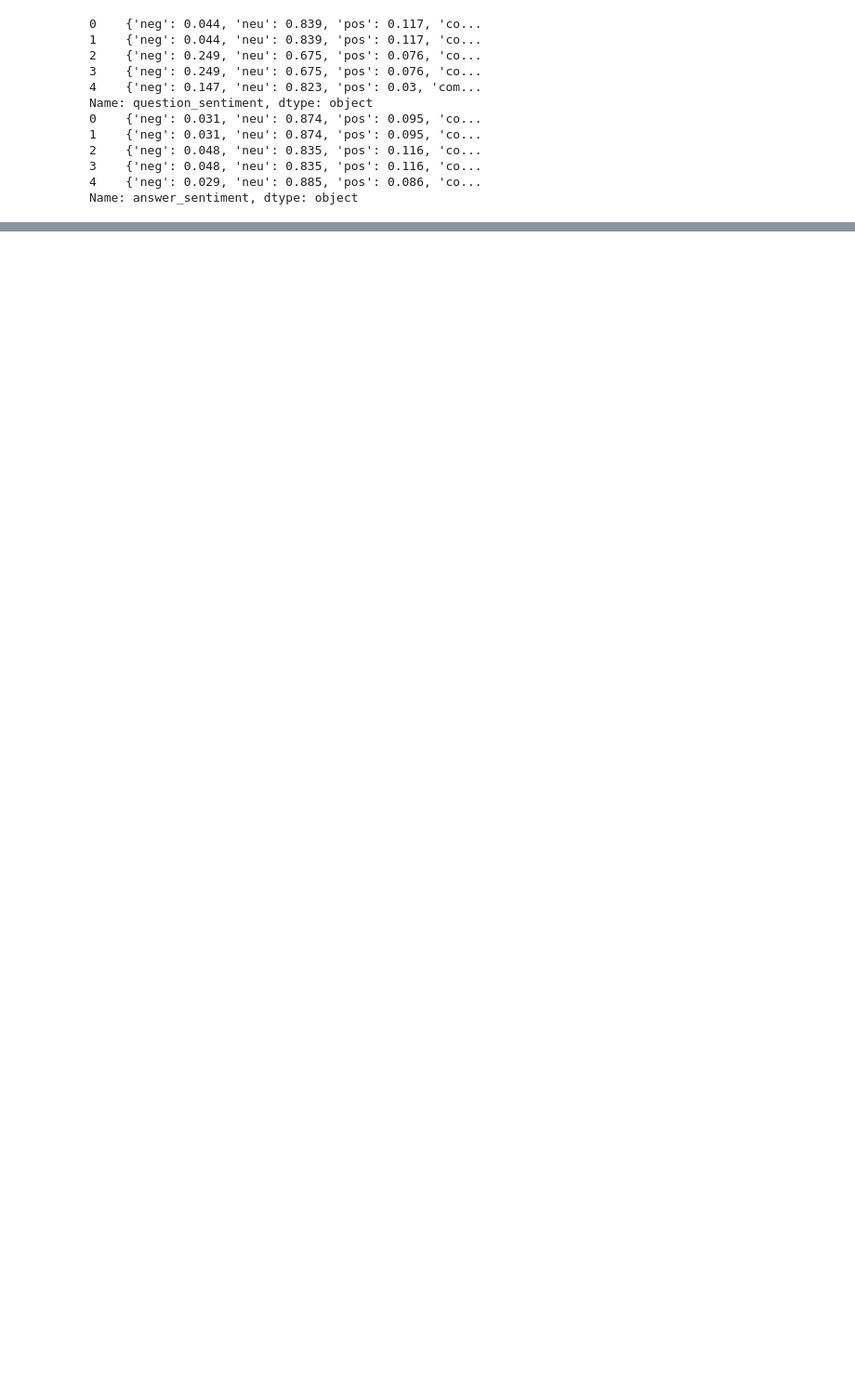
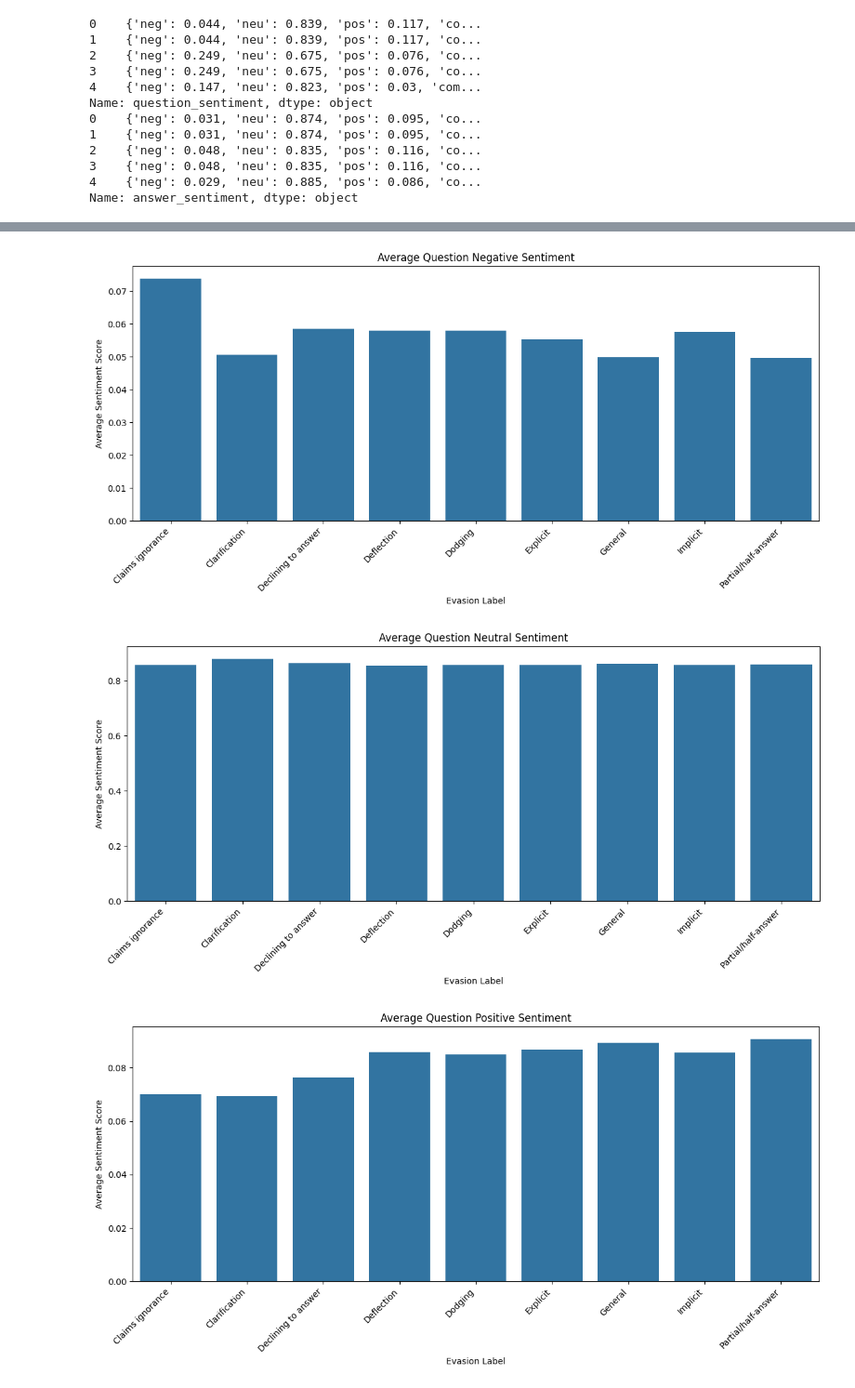
Before and after one commit to henriquegalva0/clarify-data-augmentation, a Jupyter notebook: dataset_mapping.ipynb, the cells around one changed output, grey strips where cells are left out. Shown at 93% size. Cells and saved outputs as stored; diff of their text form; code cells hidden in the pictures; blank space fills up the shorter version.

```diff
--- a/dataset_mapping.ipynb
+++ b/dataset_mapping.ipynb
@@ -153,3 +166,19 @@ Name: question_sentiment, dtype: object
 3    {'neg': 0.048, 'neu': 0.835, 'pos': 0.116, 'co...
 4    {'neg': 0.029, 'neu': 0.885, 'pos': 0.086, 'co...
 Name: answer_sentiment, dtype: object
+# %%
+# Extract individual sentiment scores for questions
+full_dataset['question_neg'] = full_dataset['question_sentiment'].apply(lambda x: x['neg'])
+full_dataset['question_neu'] = full_dataset['question_sentiment'].apply(lambda x: x['neu'])
+full_dataset['question_pos'] = full_dataset['question_sentiment'].apply(lambda x: x['pos'])
+full_dataset['question_compound'] = full_dataset['question_sentiment'].apply(lambda x: x['compound'])
+
+# Extract individual sentiment scores for answers
+full_dataset['answer_neg'] = full_dataset['answer_sentiment'].apply(lambda x: x['neg'])
+full_dataset['answer_neu'] = full_dataset['answer_sentiment'].apply(lambda x: x['neu'])
+full_dataset['answer_pos'] = full_dataset['answer_sentiment'].apply(lambda x: x['pos'])
+full_dataset['answer_compound'] = full_dataset['answer_sentiment'].apply(lambda x: x['compound'])
+
+print("Sentiment scores extracted.")
+display(full_dataset[['question_neg', 'question_neu', 'question_pos', 'question_compound',
+                      'answer_neg', 'answer_neu', 'answer_pos', 'answer_compound']].head())
@@ -155,0 +193,7 @@ Name: answer_sentiment, dtype: object
+# %%
+# Calculate average sentiment scores per evasion label
+avg_sentiment_by_evasion = full_dataset.groupby('evasion_label')[['question_neg', 'question_neu', 'question_pos', 'question_compound',
+                                                                 'answer_neg', 'answer_neu', 'answer_pos', 'answer_compound']].mean()
+
+print("Average sentiment scores per evasion label:")
+display(avg_sentiment_by_evasion)
@@ -155,0 +213,21 @@ Name: answer_sentiment, dtype: object
+# %%
+import matplotlib.pyplot as plt
+import seaborn as sns
+
+# Plotting average question sentiment scores per evasion label
+sentiment_scores = ['question_neg', 'question_neu', 'question_pos', 'question_compound']
+titles = ['Average Question Negative Sentiment', 'Average Question Neutral Sentiment', 'Average Question Positive Sentiment', 'Average Question Compound Sentiment']
+
+for i, score in enumerate(sentiment_scores):
+    plt.figure(figsize=(12, 6))
+    sns.barplot(x=avg_sentiment_by_evasion.index, y=avg_sentiment_by_evasion[score])
+    plt.title(titles[i])
+    plt.xlabel('Evasion Label')
+    plt.ylabel('Average Sentiment Score')
+    plt.xticks(rotation=45, ha='right')
+    plt.tight_layout()
+    plt.show()
+# %% [output]
+[figure, added]
+[figure, added]
+[figure, added]
```
Also changed, not shown: parts of 16 cells of this notebook.
